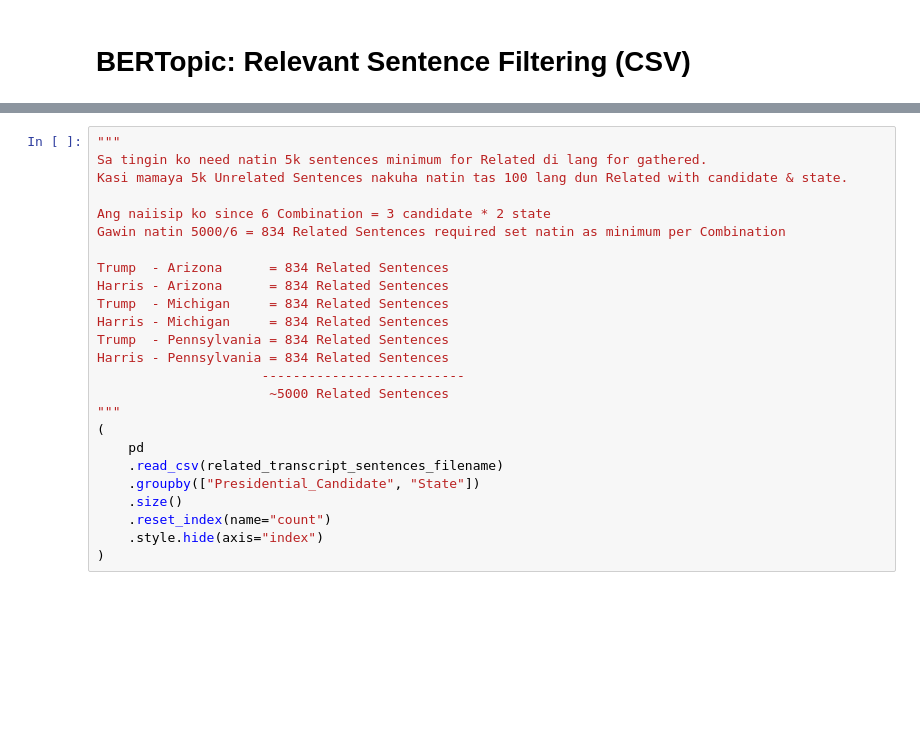
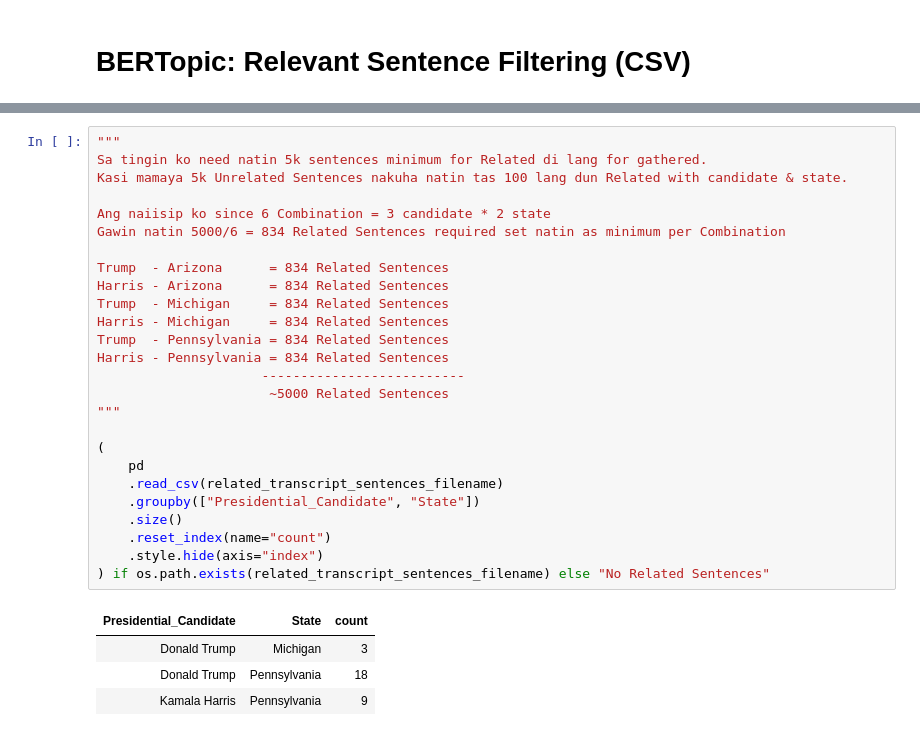
Before and after one commit to u-Kuro/Thesis-2024-U.S.-Presidential-Election-Sentiment-Analysis, a Jupyter notebook: Data Preprocessing.ipynb, the cells around one changed output, grey strips where cells are left out. Drawn from its saved outputs; the diff is of its cells as text; blank space fills up the shorter version.

Commit message:
added check if related sentences is not found

```diff
--- a/Data Preprocessing.ipynb
+++ b/Data Preprocessing.ipynb
@@ -258,25 +285,31 @@ list_of_related_sentences.head()
 # %%
 """
 Sa tingin ko need natin 5k sentences minimum for Related di lang for gathered.
 Kasi mamaya 5k Unrelated Sentences nakuha natin tas 100 lang dun Related with candidate & state.
 
 Ang naiisip ko since 6 Combination = 3 candidate * 2 state
 Gawin natin 5000/6 = 834 Related Sentences required set natin as minimum per Combination
 
 Trump  - Arizona      = 834 Related Sentences
 Harris - Arizona      = 834 Related Sentences
 Trump  - Michigan     = 834 Related Sentences
 Harris - Michigan     = 834 Related Sentences
 Trump  - Pennsylvania = 834 Related Sentences
 Harris - Pennsylvania = 834 Related Sentences
                      --------------------------
                       ~5000 Related Sentences
 """
+
 (
     pd
     .read_csv(related_transcript_sentences_filename)
     .groupby(["Presidential_Candidate", "State"])
     .size()
     .reset_index(name="count")
     .style.hide(axis="index")
-)
+) if os.path.exists(related_transcript_sentences_filename) else "No Related Sentences"
+# %% [output]
+| Presidential_Candidate | State | count |
+| Donald Trump | Michigan | 3 |
+| Donald Trump | Pennsylvania | 18 |
+| Kamala Harris | Pennsylvania | 9 |
```
Also changed, not shown: parts of 2 cells of this notebook, 1 other file.
